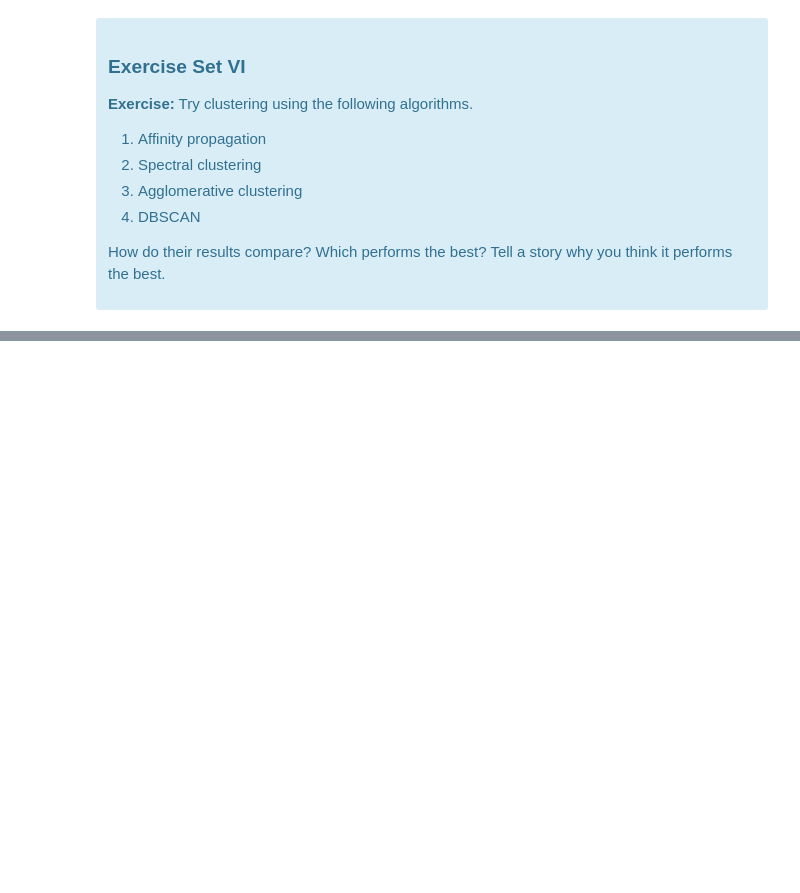
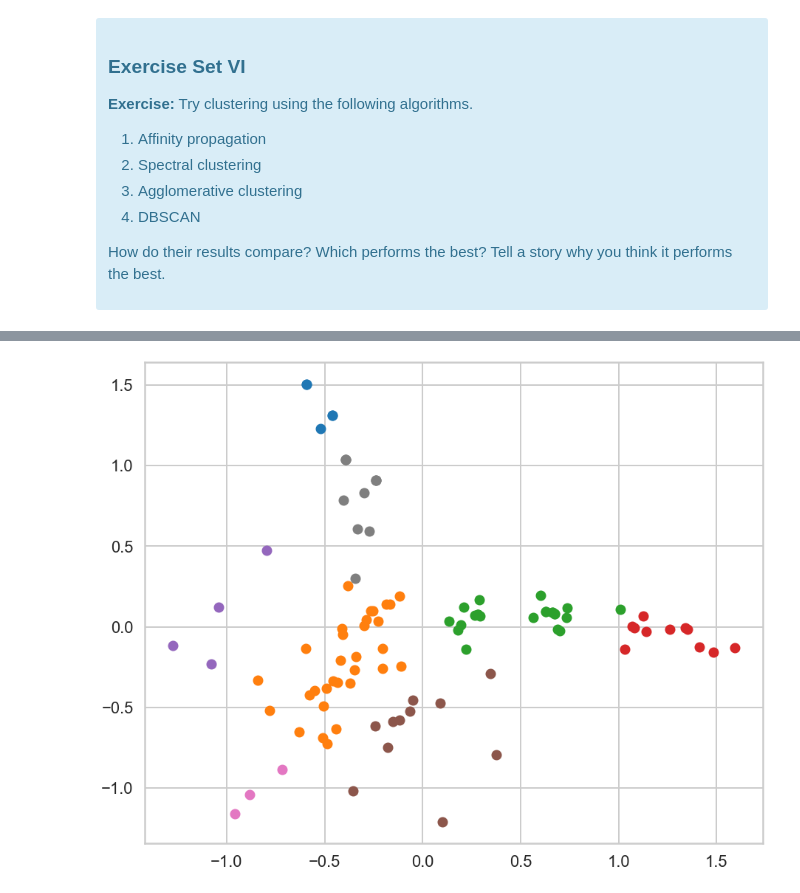
Before and after one commit to dj-m/CustomerSegmentationClustering, a Jupyter notebook: notebooks/Clustering Case Study - Customer Segmentation with K-Means - Tier 3.ipynb, the cells around one changed output, grey strips where cells are left out. Drawn from its saved outputs; the diff is of its cells as text; code cells hidden in the pictures; blank space fills up the shorter version.

```diff
--- a/notebooks/Clustering Case Study - Customer Segmentation with K-Means - Tier 3.ipynb
+++ b/notebooks/Clustering Case Study - Customer Segmentation with K-Means - Tier 3.ipynb
@@ -592,2 +586,18 @@ from sklearn.cluster import AgglomerativeClustering
+# %%
+# agglomerative clustering algorithm
+
+from sklearn.cluster import AgglomerativeClustering
+
+model_ac = SpectralClustering(n_clusters = 8)
+y_ac = model_ac.fit_predict(X_)
+clusters = unique(y_ac)
+
+fig = plt.figure(figsize = [15,12])
+
+for cluster in clusters:
+    row_ix = where(y_ac == cluster)
+    plt.scatter(X_[row_ix, 0], X_[row_ix, 1])
+# %% [output]
+[figure, added]
 # %%
 # dbscan algorithm
```
Also changed, not shown: parts of 3 cells of this notebook.
